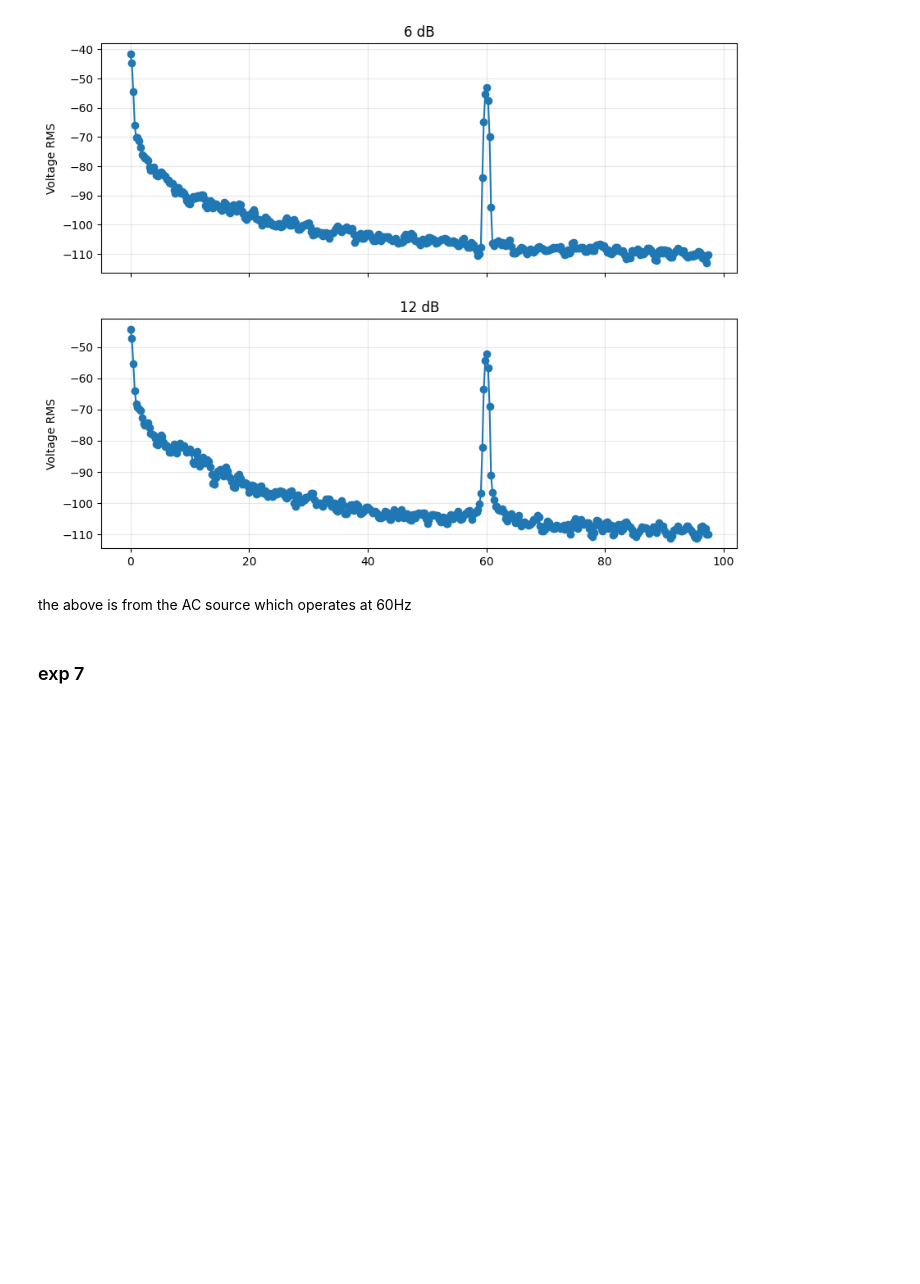
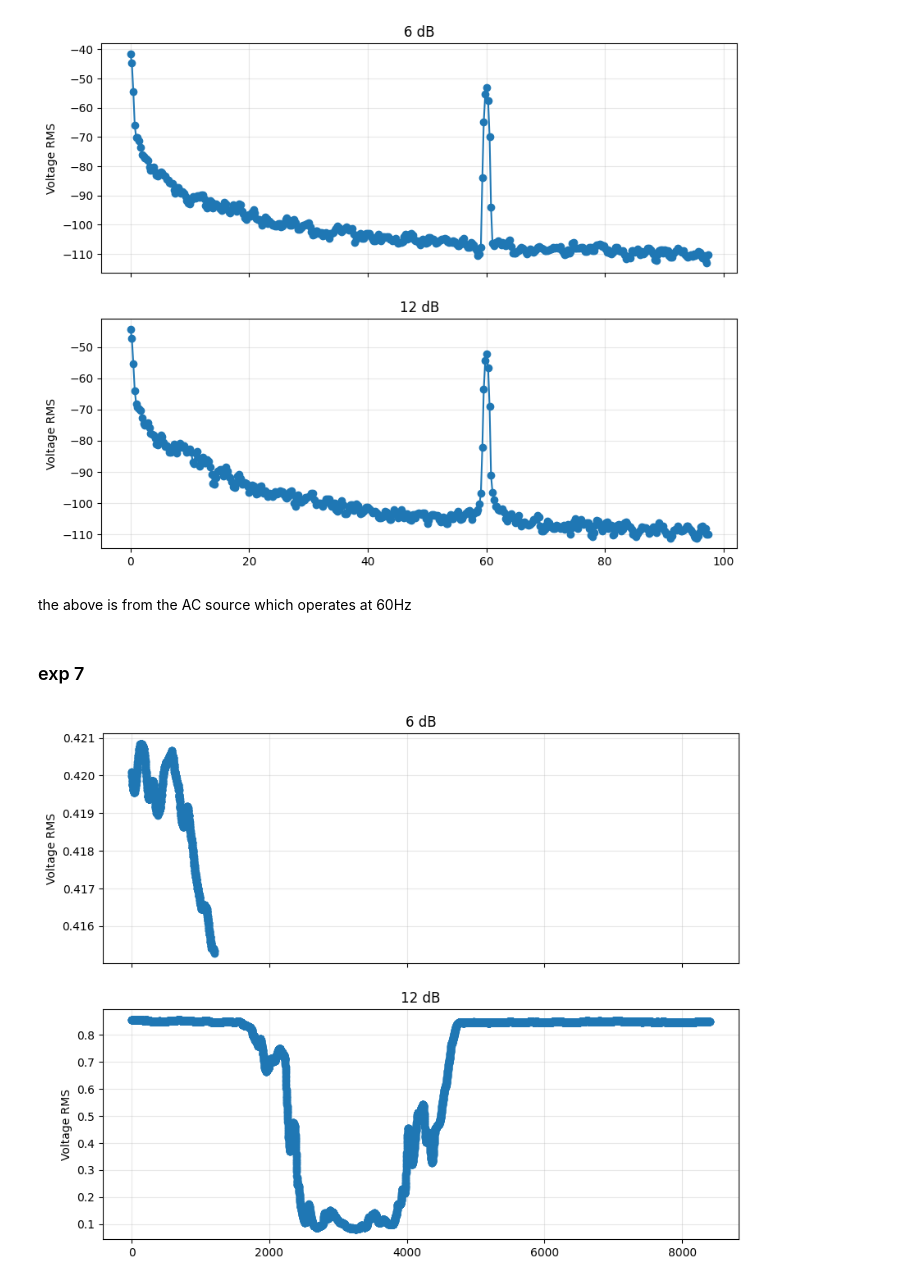
Before and after one commit to curtisjhu/lls, a Jupyter notebook: main.ipynb, the cells around one changed output. Cells and saved outputs as stored; diff of their text form; code cells hidden in the pictures; blank space fills up the shorter version.

```diff
--- a/main.ipynb
+++ b/main.ipynb
@@ -139,3 +139,21 @@ plt.show()
 the above is from the AC source which operates at 60Hz
 # %% [markdown]
 ### exp 7
+# %%
+sh1 = pd.read_csv('exp11/exp11_long_run(T = 30.0E+0 ).xls')
+sh2 = pd.read_csv('exp11/exp11_long_run2(T = 30.0E+0 ).xls')
+
+fig, ax = plt.subplots(2, 1, figsize=(10, 8), sharex=True)
+ax[0].plot(sh1.index, sh1["y"], 'o-')
+ax[0].set_ylabel("Voltage RMS")
+ax[0].set_title("6 dB")
+ax[0].grid(True, alpha=0.3)
+
+ax[1].plot(sh2.index, sh2["y"], 'o-')
+ax[1].set_ylabel("Voltage RMS")
+ax[1].set_title("12 dB")
+ax[1].grid(True, alpha=0.3)
+
+plt.show()
+# %% [output]
+[figure, added]
```
Also changed, not shown: parts of 1 cell of this notebook, 2 other files.
